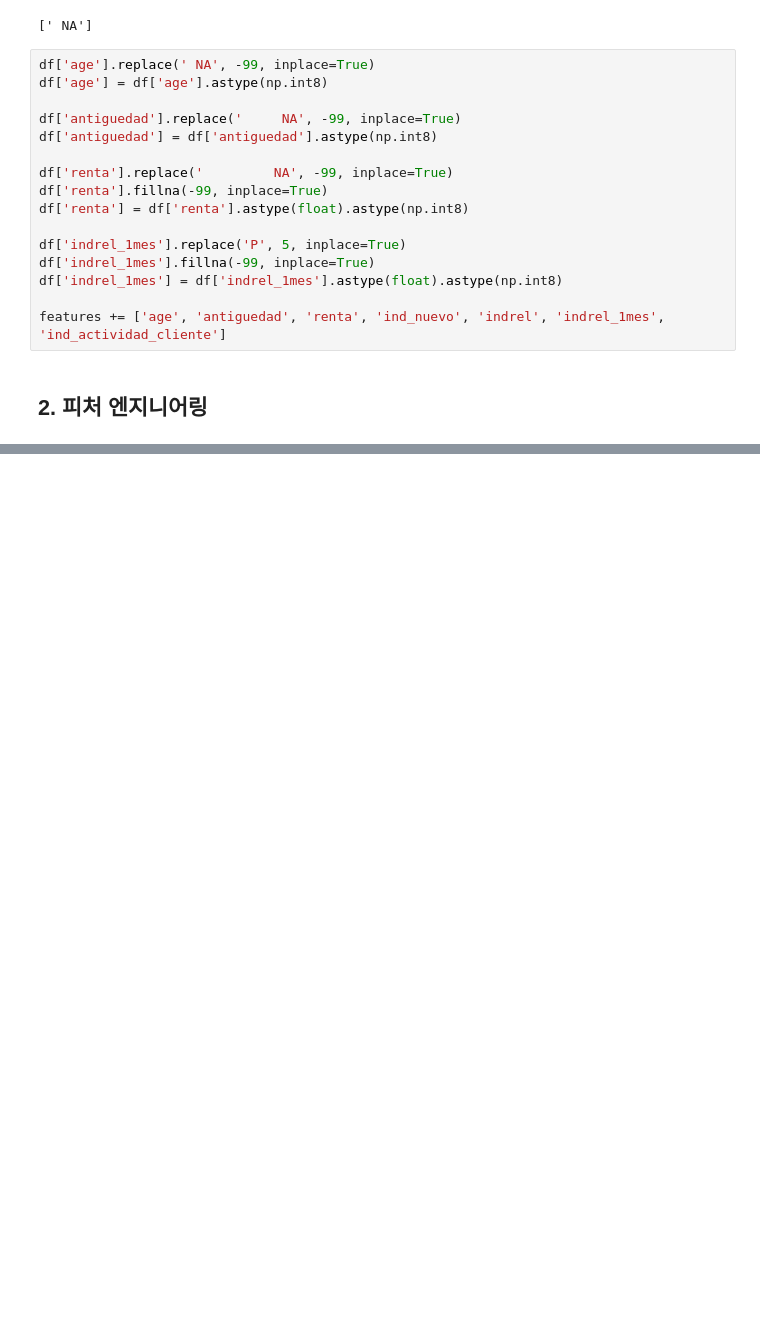
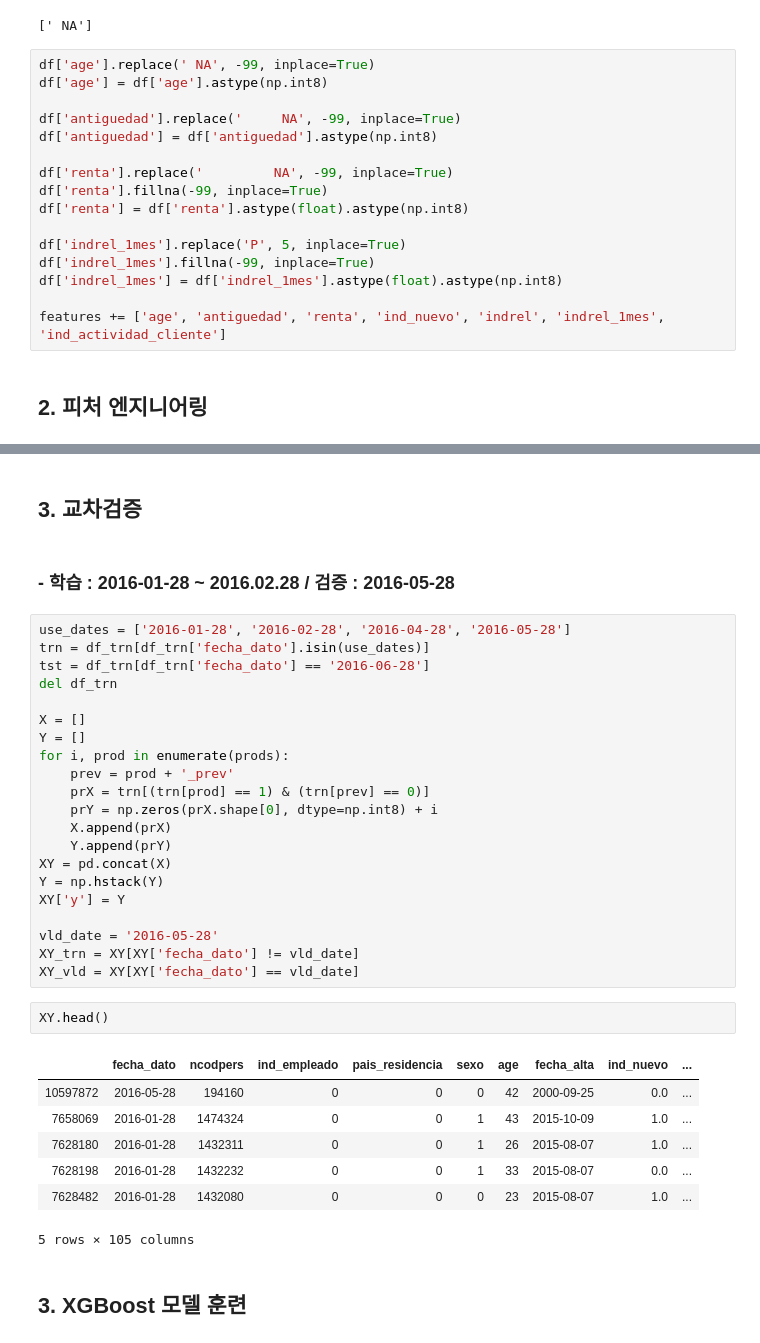
Before and after one commit to verecahill/data_science, a Jupyter notebook: Santander_recommendation/02. Model/01. Baseline.ipynb, the cells around one changed output, grey strips where cells are left out. Cells and saved outputs as stored; diff of their text form; blank space fills up the shorter version.

```diff
--- a/Santander_recommendation/02. Model/01. Baseline.ipynb
+++ b/Santander_recommendation/02. Model/01. Baseline.ipynb
@@ -74,0 +108,37 @@ features += ['age', 'antiguedad', 'renta', 'ind_nuevo', 'indrel', 'indrel_1mes',
+# %% [markdown]
+## 3. 교차검증
+# %% [markdown]
+### - 학습 : 2016-01-28 ~ 2016.02.28 / 검증 : 2016-05-28
+# %%
+use_dates = ['2016-01-28', '2016-02-28', '2016-04-28', '2016-05-28']
+trn = df_trn[df_trn['fecha_dato'].isin(use_dates)]
+tst = df_trn[df_trn['fecha_dato'] == '2016-06-28']
+del df_trn
+
+X = []
+Y = []
+for i, prod in enumerate(prods):
+    prev = prod + '_prev'
+    prX = trn[(trn[prod] == 1) & (trn[prev] == 0)]
+    prY = np.zeros(prX.shape[0], dtype=np.int8) + i
+    X.append(prX)
+    Y.append(prY)
+XY = pd.concat(X)
+Y = np.hstack(Y)
+XY['y'] = Y
+
+vld_date = '2016-05-28'
+XY_trn = XY[XY['fecha_dato'] != vld_date]
+XY_vld = XY[XY['fecha_dato'] == vld_date]
+# %%
+XY.head()
+# %% [output]
+|  | fecha_dato | ncodpers | ind_empleado | pais_residencia | sexo | age | fecha_alta | ind_nuevo | ... |
+| 10597872 | 2016-05-28 | 194160 | 0 | 0 | 0 | 42 | 2000-09-25 | 0.0 | ... |
+| 7658069 | 2016-01-28 | 1474324 | 0 | 0 | 1 | 43 | 2015-10-09 | 1.0 | ... |
+| 7628180 | 2016-01-28 | 1432311 | 0 | 0 | 1 | 26 | 2015-08-07 | 1.0 | ... |
+| 7628198 | 2016-01-28 | 1432232 | 0 | 0 | 1 | 33 | 2015-08-07 | 0.0 | ... |
+| 7628482 | 2016-01-28 | 1432080 | 0 | 0 | 0 | 23 | 2015-08-07 | 1.0 | ... |
+5 rows × 105 columns
+# %% [markdown]
+## 3. XGBoost  모델 훈련
```
Also changed, not shown: parts of 17 cells of this notebook, 6 other files.
